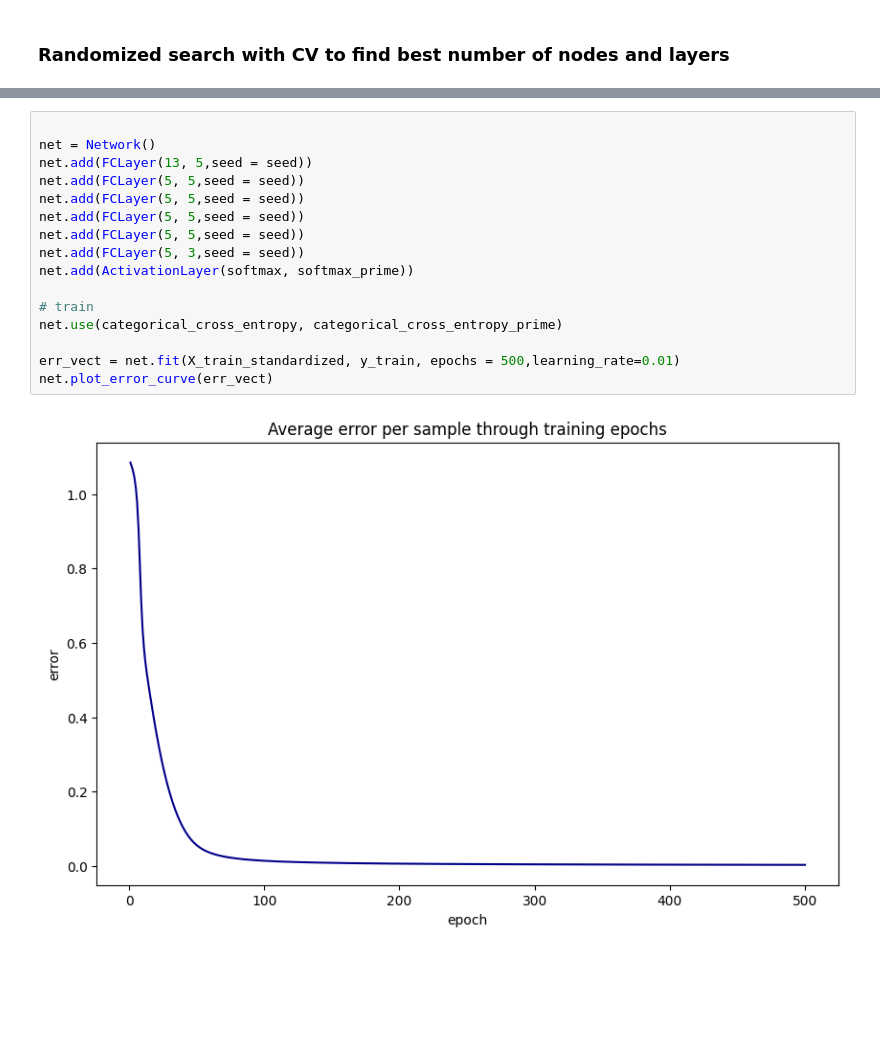
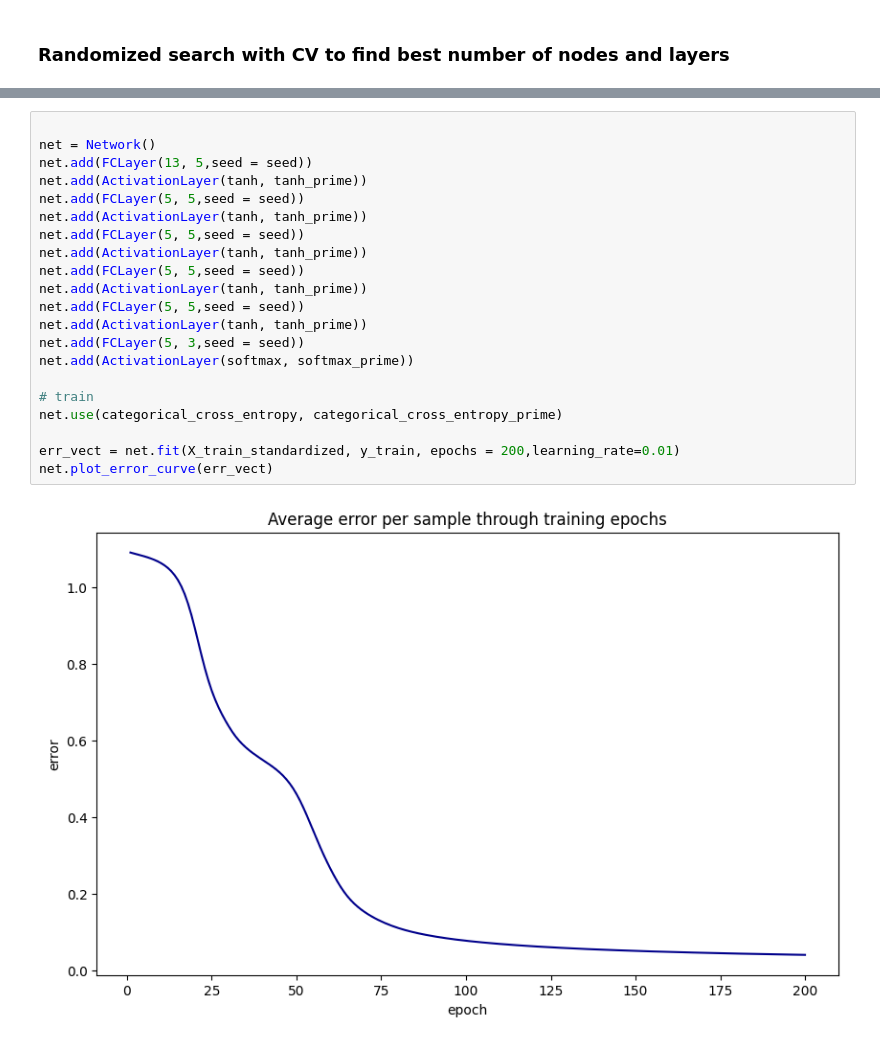
Before and after one commit to nadiaverdha/MachineLearningEx2, a Jupyter notebook: Ex2_wine.ipynb, the cells around one changed output, grey strips where cells are left out. Cells and saved outputs as stored; diff of their text form; blank space fills up the shorter version.

```diff
--- a/Ex2_wine.ipynb
+++ b/Ex2_wine.ipynb
@@ -481,21 +519,26 @@ The highest accuracy 0.7307692307692307 was achieved with the following paramete
 # %%
 
 net = Network()
 net.add(FCLayer(13, 5,seed = seed))
+net.add(ActivationLayer(tanh, tanh_prime))
 net.add(FCLayer(5, 5,seed = seed))
+net.add(ActivationLayer(tanh, tanh_prime))
 net.add(FCLayer(5, 5,seed = seed))
+net.add(ActivationLayer(tanh, tanh_prime))
 net.add(FCLayer(5, 5,seed = seed))
+net.add(ActivationLayer(tanh, tanh_prime))
 net.add(FCLayer(5, 5,seed = seed))
+net.add(ActivationLayer(tanh, tanh_prime))
 net.add(FCLayer(5, 3,seed = seed))
 net.add(ActivationLayer(softmax, softmax_prime))
 
 # train
 net.use(categorical_cross_entropy, categorical_cross_entropy_prime)
 
-err_vect = net.fit(X_train_standardized, y_train, epochs = 500,learning_rate=0.01)
+err_vect = net.fit(X_train_standardized, y_train, epochs = 200,learning_rate=0.01)
 net.plot_error_curve(err_vect)
 # %% [output]
-[figure, old version]
+[figure, new version]
 # %%
 net.nn_evaluate_one_hot(x_train= X_train_standardized, y_train=y_train, x_test=X_test_standardized, y_test=y_test, epochs=500, learning_rate=0.1)
 # %% [output]
```
Also changed, not shown: parts of 10 cells of this notebook.
